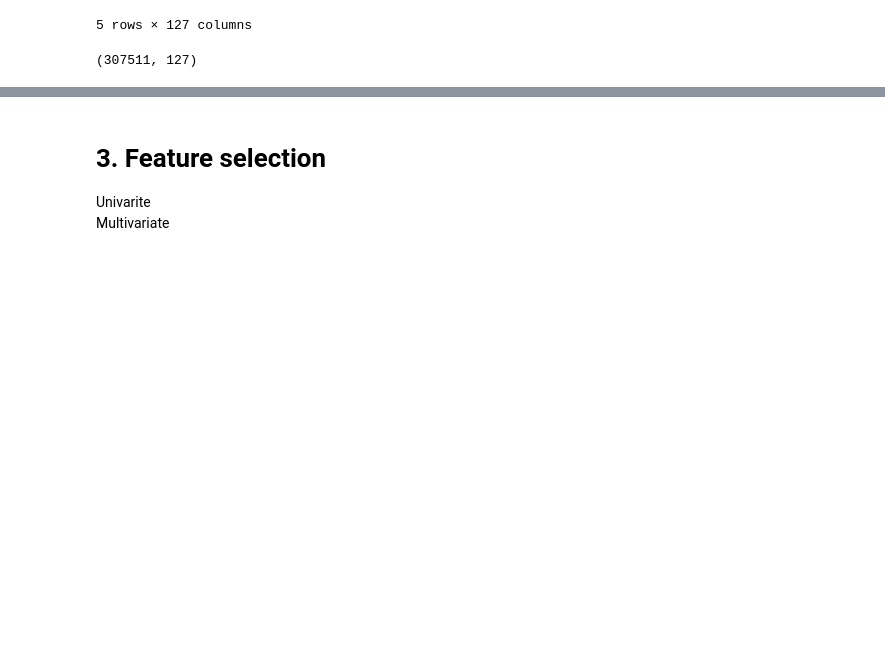
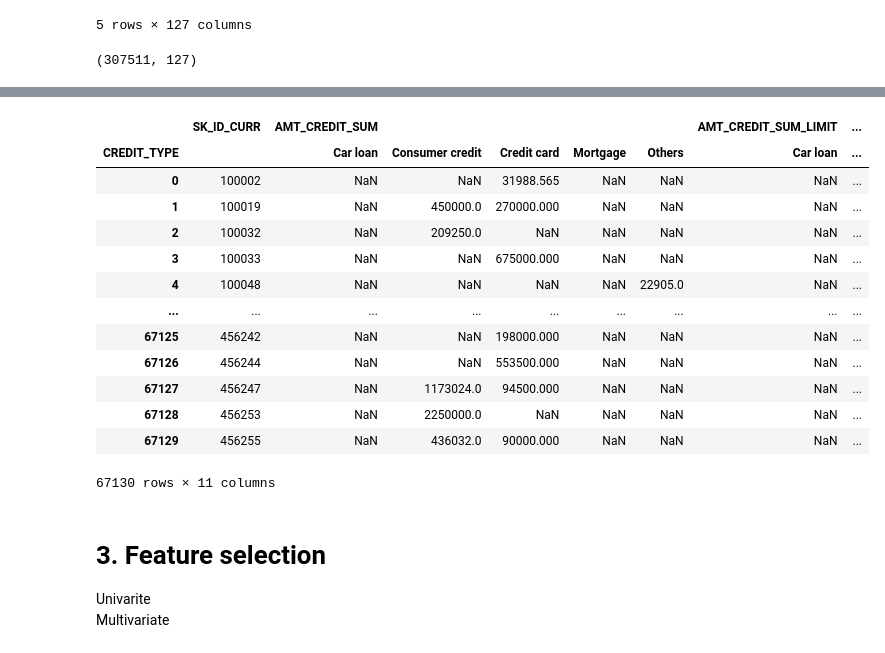
Before and after one commit to Nampq281/homecredit_pd_model, a Jupyter notebook: homecredit-pd-model.ipynb, the cells around one changed output, grey strips where cells are left out. Cells and saved outputs as stored; diff of their text form; code cells hidden in the pictures; blank space fills up the shorter version.

Commit message:
Kaggle Notebook | HomeCredit PD model | Version 13

```diff
--- a/homecredit-pd-model.ipynb
+++ b/homecredit-pd-model.ipynb
@@ -460,6 +462,10 @@ del pcb_info_conso
 application_train.to_parquet(r'main_df.parquet')
 pcb_info_conso_.to_parquet(r'pcb_info_conso.parquet')
 # %%
+df_pcb = bureau[bureau['SK_ID_CURR'].isin(application_train['SK_ID_CURR'].unique())]
+df_pcb['LxM'] = df_pcb['DAYS_CREDIT']/30.5
+df_pcb['loan_term'] = df_pcb['AMT_CREDIT_SUM']/df_pcb['AMT_ANNUITY']
+
 #Check point
 application_train = pd.read_parquet(r'/kaggle/input/homecredit-feature-group/main_df.parquet')
 pcb_info_conso_ = pd.read_parquet(r'/kaggle/input/homecredit-feature-group/pcb_info_conso.parquet')
@@ -549,6 +555,7 @@ Name: count, dtype: int64
 df_ts['is_active'] = np.where(df_ts['STATUS'].isin(['X', 'C']), 0, 1)
 df_ts['ln_grp'] = np.where(df_ts['STATUS'].isin(['X', 'C']), 0, df_ts['STATUS'])
 df_ts['ln_grp'] = df_ts['ln_grp'].astype(int)
+df_ts['LxM'] = df_ts['MONTHS_BALANCE']
 # %%
 # check bureau_id trong LxM có tồn tại process_month active
 # đếm distinct bureau_id theo loại HĐ - sum theo ID
@@ -554,0 +613,8 @@ df_ts['ln_grp'] = df_ts['ln_grp'].astype(int)
+# %%
+lxm_counts = 6
+# ft_prod = df_ts['CREDIT_TYPE']==prod_group[0]
+ft_status = df_ts['is_active']==1
+ft_lxm = (df_ts['LxM']*-1) <= lxm_counts
+
+ts_ft = df_ts[ft_status & ft_lxm]
+prod_count_ts = ts_ft[['SK_ID_CURR', 'SK_ID_BUREAU', 'CREDIT_TYPE', 'AMT_CREDIT_SUM', 'AMT_CREDIT_SUM_LIMIT']].groupby('SK_ID_BUREAU').max().reset_index()
@@ -555,3 +637,20 @@ df_ts['ln_grp'] = df_ts['ln_grp'].astype(int)
+# %%
+pd.pivot_table(prod_count_ts, values=['AMT_CREDIT_SUM', 'AMT_CREDIT_SUM_LIMIT'], index=['SK_ID_CURR'], columns=['CREDIT_TYPE'], aggfunc="sum").reset_index()
+# %% [output]
+|  | SK_ID_CURR | AMT_CREDIT_SUM |  |  |  |  | AMT_CREDIT_SUM_LIMIT | ... |
+| CREDIT_TYPE |  | Car loan | Consumer credit | Credit card | Mortgage | Others | Car loan | ... |
+| 0 | 100002 | NaN | NaN | 31988.565 | NaN | NaN | NaN | ... |
+| 1 | 100019 | NaN | 450000.0 | 270000.000 | NaN | NaN | NaN | ... |
+| 2 | 100032 | NaN | 209250.0 | NaN | NaN | NaN | NaN | ... |
+| 3 | 100033 | NaN | NaN | 675000.000 | NaN | NaN | NaN | ... |
+| 4 | 100048 | NaN | NaN | NaN | NaN | 22905.0 | NaN | ... |
+| ... | ... | ... | ... | ... | ... | ... | ... | ... |
+| 67125 | 456242 | NaN | NaN | 198000.000 | NaN | NaN | NaN | ... |
+| 67126 | 456244 | NaN | NaN | 553500.000 | NaN | NaN | NaN | ... |
+| 67127 | 456247 | NaN | 1173024.0 | 94500.000 | NaN | NaN | NaN | ... |
+| 67128 | 456253 | NaN | 2250000.0 | NaN | NaN | NaN | NaN | ... |
+| 67129 | 456255 | NaN | 436032.0 | 90000.000 | NaN | NaN | NaN | ... |
+67130 rows × 11 columns
 # %% [markdown]
 # 3. Feature selection
 
```
Also changed, not shown: parts of 12 cells of this notebook.
